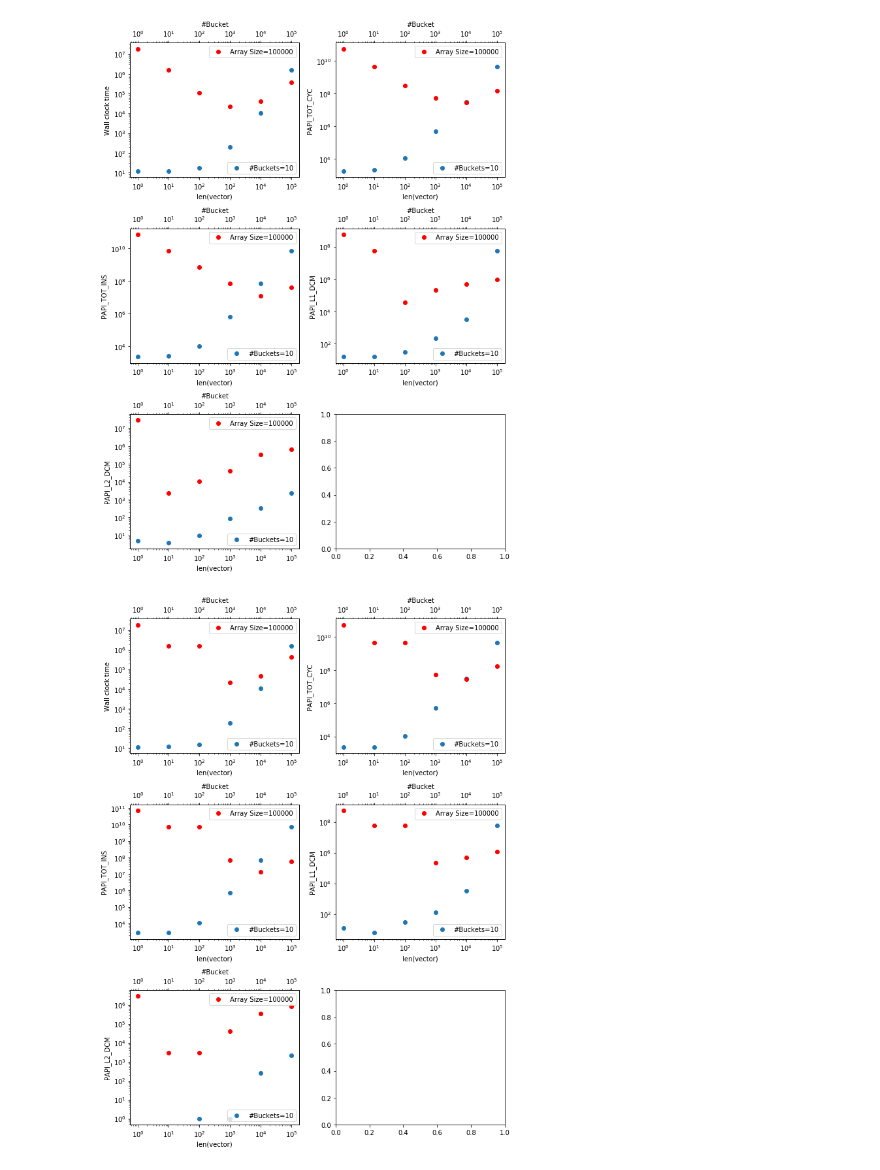
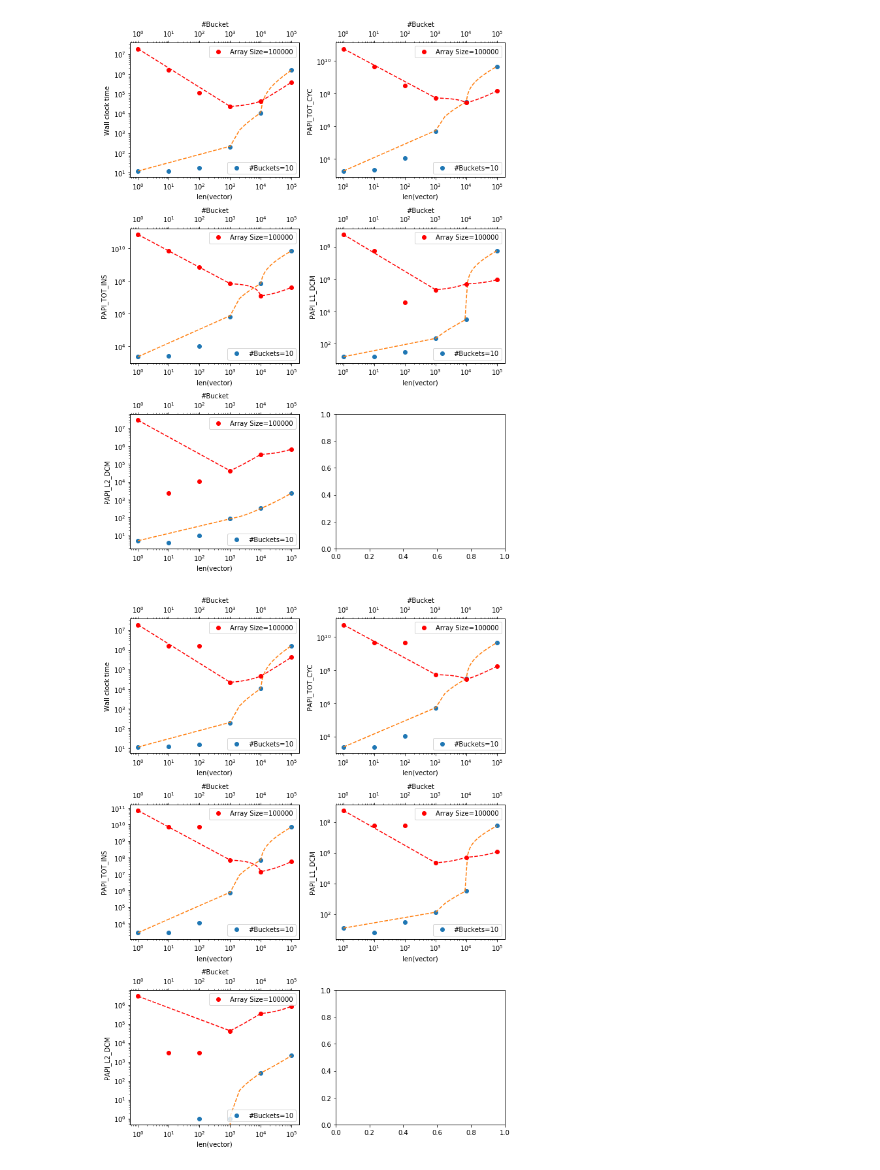
Before and after one commit to mcpeixoto/Parallel-Computing-Project, a Jupyter notebook: graficos2.ipynb, the cells around one changed output. Saved outputs shown, nothing was run; the diff lists cells and outputs as text; code cells hidden in the pictures.

Commit message:
w interpolation

```diff
--- a/graficos2.ipynb
+++ b/graficos2.ipynb
@@ -95,13 +95,13 @@ def plot_papi_data(data1, data2, name, num_cols=2, interpolation=False):
        fig.show()
 # %%
 plot_papi_data('data/sequential_PAPI_fixed_num_buckets_10.txt',
-'data/sequential_PAPI_fixed_tam_buckets_100000.txt',
-name='sequential_PAPI.png')
+'data/sequential_PAPI_fixed_tam_buckets_10000.txt',
+name='sequential_PAPI.png', interpolation=True)
 # %% [output]
-[figure, old version]
+[figure, new version]
 # %%
 plot_papi_data('data/sequential_PAPI_FREE_fixed_num_buckets_10.txt',
-'data/sequential_PAPI_FREE_fixed_tam_buckets_100000.txt', name='sequential_PAPI_FREE.png',
-interpolation=False)
+'data/sequential_PAPI_FREE_fixed_tam_buckets_10000.txt', name='sequential_PAPI_FREE.png',
+interpolation=True)
 # %% [output]
-[figure, old version]
+[figure, new version]
```
